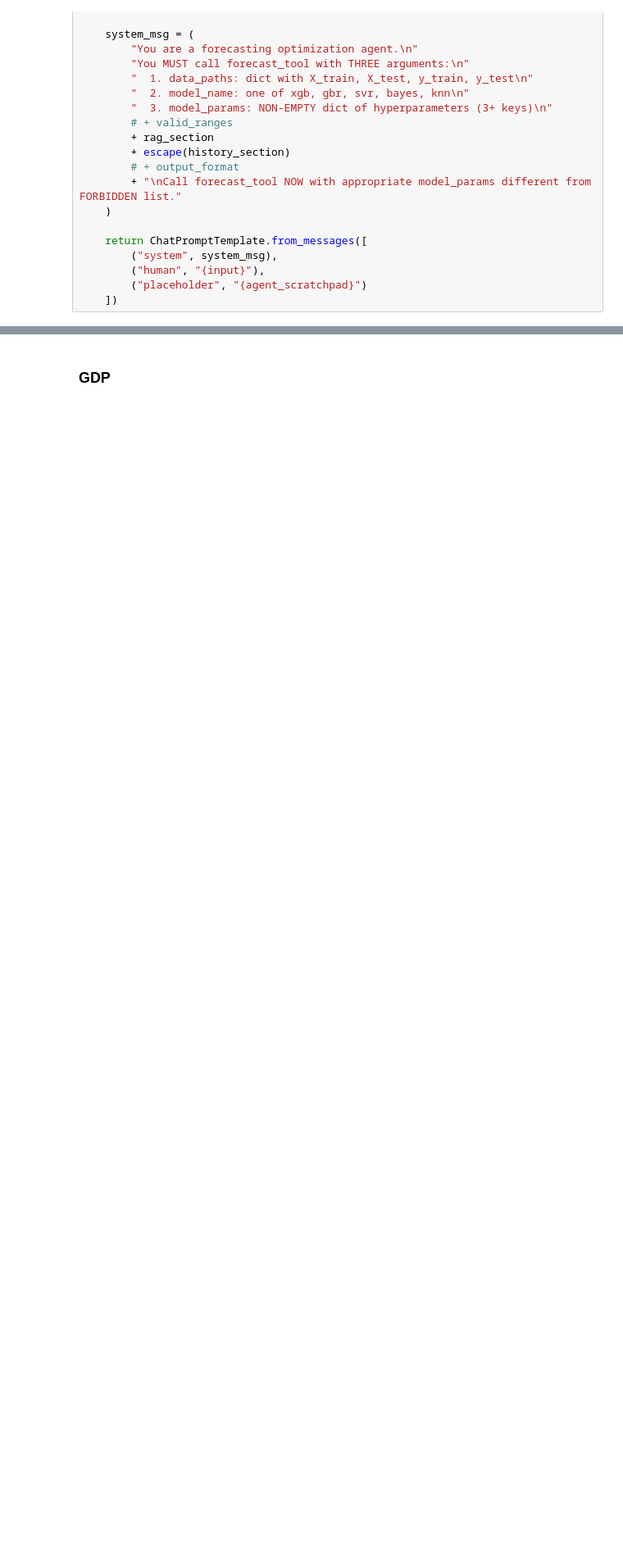
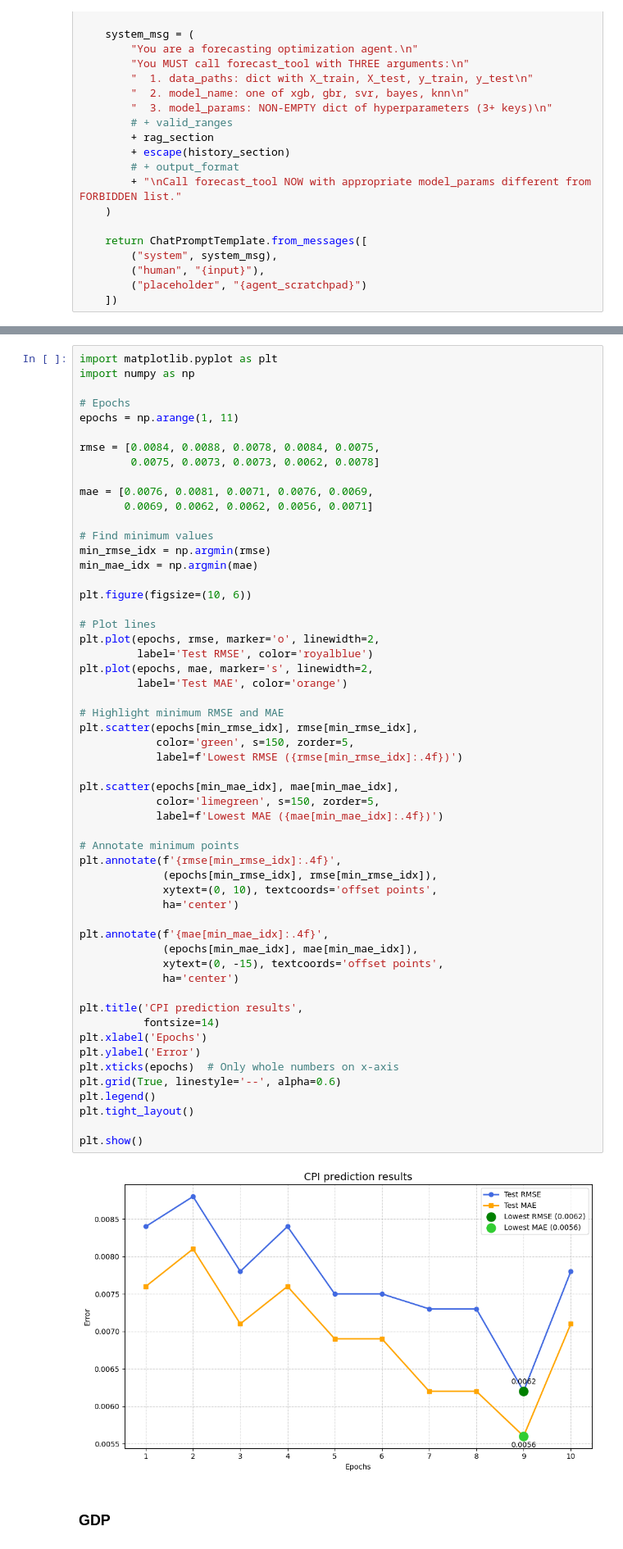
Before and after one commit to Manoj632004/Forecasting-Agent-for-Fintech, a Jupyter notebook: Agentic System/agentic system - self loop architecture.ipynb, the cells around one changed output, grey strips where cells are left out. Shown at 82% size. Cells and saved outputs as stored; diff of their text form; blank space fills up the shorter version.

```diff
--- a/Agentic System/agentic system - self loop architecture.ipynb
+++ b/Agentic System/agentic system - self loop architecture.ipynb
@@ -919,2 +1288,59 @@ Invoking: `forecast_tool` with `{'data_paths': {'X_test': 'D:/mycode/Fintech-age
+# %%
+import matplotlib.pyplot as plt
+import numpy as np
+
+# Epochs
+epochs = np.arange(1, 11)
+
+rmse = [0.0084, 0.0088, 0.0078, 0.0084, 0.0075,
+        0.0075, 0.0073, 0.0073, 0.0062, 0.0078]
+
+mae = [0.0076, 0.0081, 0.0071, 0.0076, 0.0069,
+       0.0069, 0.0062, 0.0062, 0.0056, 0.0071]
+
+# Find minimum values
+min_rmse_idx = np.argmin(rmse)
+min_mae_idx = np.argmin(mae)
+
+plt.figure(figsize=(10, 6))
+
+# Plot lines
+plt.plot(epochs, rmse, marker='o', linewidth=2,
+         label='Test RMSE', color='royalblue')
+plt.plot(epochs, mae, marker='s', linewidth=2,
+         label='Test MAE', color='orange')
+
+# Highlight minimum RMSE and MAE
+plt.scatter(epochs[min_rmse_idx], rmse[min_rmse_idx],
+            color='green', s=150, zorder=5,
+            label=f'Lowest RMSE ({rmse[min_rmse_idx]:.4f})')
+
+plt.scatter(epochs[min_mae_idx], mae[min_mae_idx],
+            color='limegreen', s=150, zorder=5,
+            label=f'Lowest MAE ({mae[min_mae_idx]:.4f})')
+
+# Annotate minimum points
+plt.annotate(f'{rmse[min_rmse_idx]:.4f}',
+             (epochs[min_rmse_idx], rmse[min_rmse_idx]),
+             xytext=(0, 10), textcoords='offset points',
+             ha='center')
+
+plt.annotate(f'{mae[min_mae_idx]:.4f}',
+             (epochs[min_mae_idx], mae[min_mae_idx]),
+             xytext=(0, -15), textcoords='offset points',
+             ha='center')
+
+plt.title('CPI prediction results',
+          fontsize=14)
+plt.xlabel('Epochs')
+plt.ylabel('Error')
+plt.xticks(epochs)  # Only whole numbers on x-axis
+plt.grid(True, linestyle='--', alpha=0.6)
+plt.legend()
+plt.tight_layout()
+
+plt.show()
+# %% [output]
+[figure, added]
 # %% [markdown]
 ### GDP
```
Also changed, not shown: parts of 35 cells of this notebook, 14 other files.
